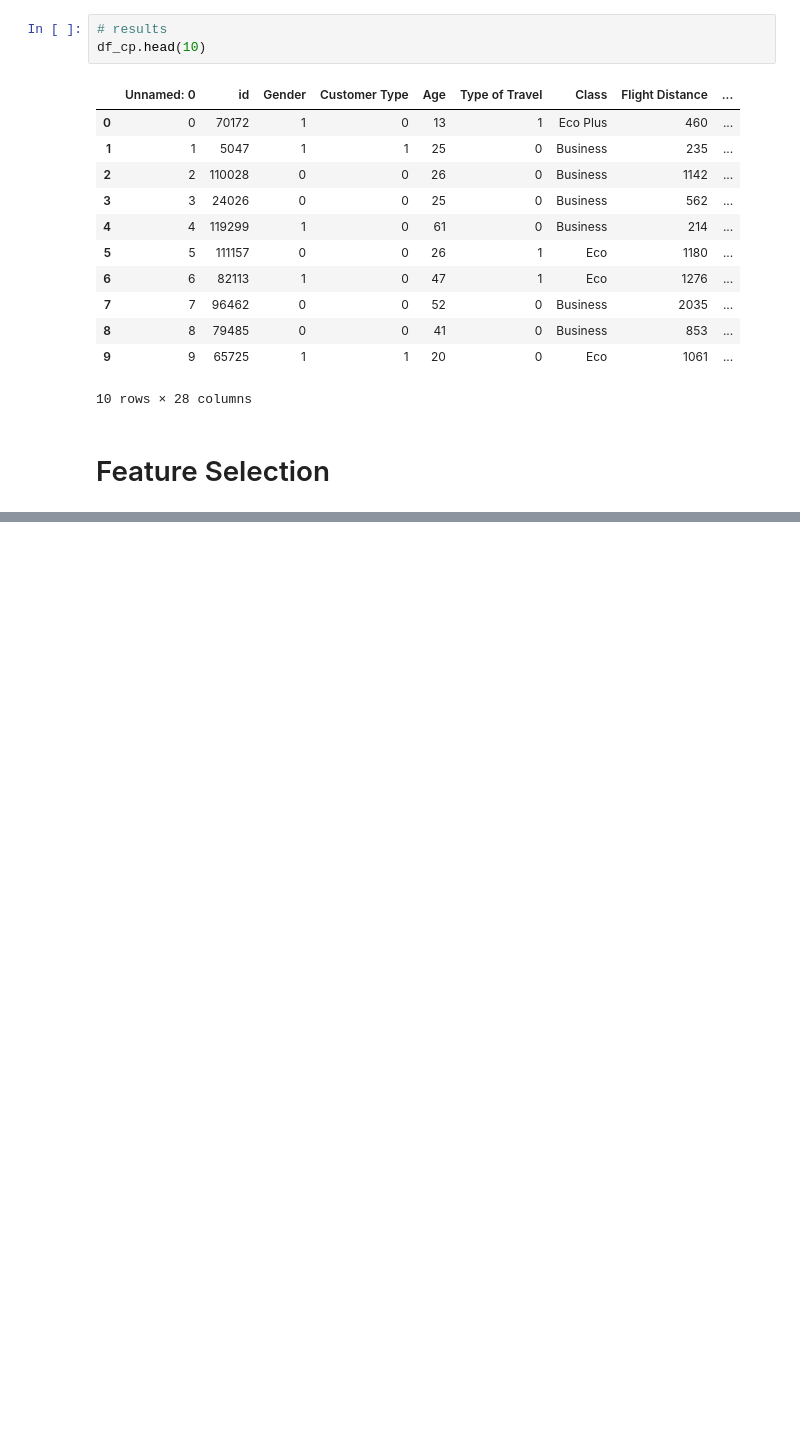
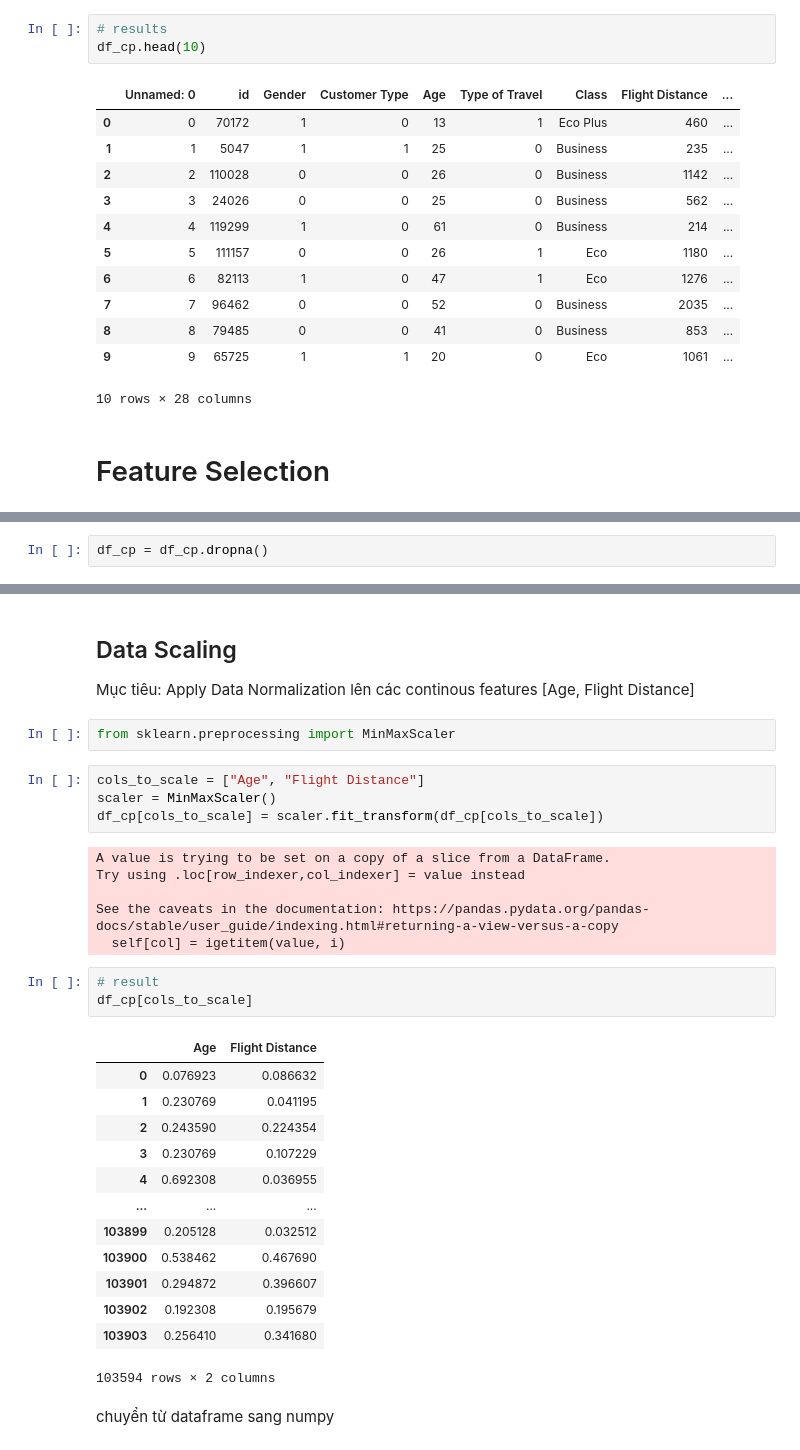
Before and after one commit to qnhhoa/DSS, a Jupyter notebook: Passenger_Satisfaction.ipynb, the cells around one changed output, grey strips where cells are left out. Saved outputs shown, nothing was run; the diff lists cells and outputs as text; blank space fills up the shorter version.

```diff
--- a/Passenger_Satisfaction.ipynb
+++ b/Passenger_Satisfaction.ipynb
@@ -281,0 +347,2 @@ sns.heatmap(df_cp.corr(method='pearson'),annot=True)
+# %%
+df_cp = df_cp.dropna()
@@ -281,0 +374,34 @@ sns.heatmap(df_cp.corr(method='pearson'),annot=True)
+# %% [markdown]
+## Data Scaling
+Mục tiêu: Apply Data Normalization lên các continous features [Age, Flight Distance]
+# %%
+from sklearn.preprocessing import MinMaxScaler
+# %%
+cols_to_scale = ["Age", "Flight Distance"]
+scaler = MinMaxScaler()
+df_cp[cols_to_scale] = scaler.fit_transform(df_cp[cols_to_scale])
+# %% [output]
+A value is trying to be set on a copy of a slice from a DataFrame.
+Try using .loc[row_indexer,col_indexer] = value instead
+
+See the caveats in the documentation: https://pandas.pydata.org/pandas-docs/stable/user_guide/indexing.html#returning-a-view-versus-a-copy
+  self[col] = igetitem(value, i)
+# %%
+# result
+df_cp[cols_to_scale]
+# %% [output]
+|  | Age | Flight Distance |
+| 0 | 0.076923 | 0.086632 |
+| 1 | 0.230769 | 0.041195 |
+| 2 | 0.243590 | 0.224354 |
+| 3 | 0.230769 | 0.107229 |
+| 4 | 0.692308 | 0.036955 |
+| ... | ... | ... |
+| 103899 | 0.205128 | 0.032512 |
+| 103900 | 0.538462 | 0.467690 |
+| 103901 | 0.294872 | 0.396607 |
+| 103902 | 0.192308 | 0.195679 |
+| 103903 | 0.256410 | 0.341680 |
+103594 rows × 2 columns
+# %% [markdown]
+chuyển từ dataframe sang numpy
```
Also changed, not shown: parts of 22 cells of this notebook.
